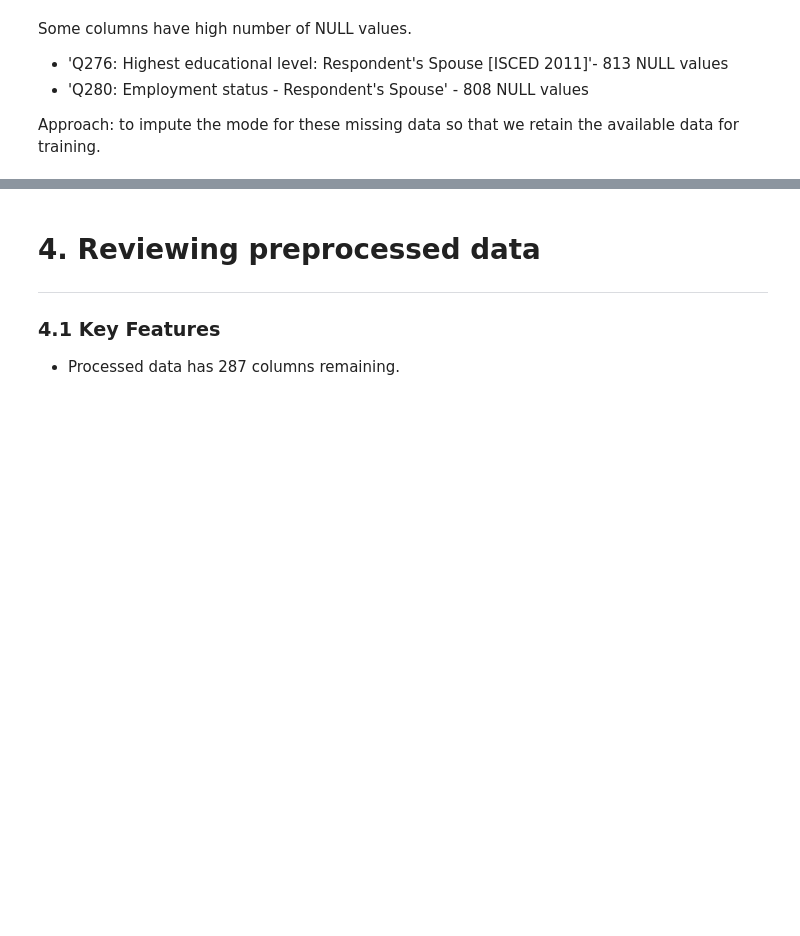
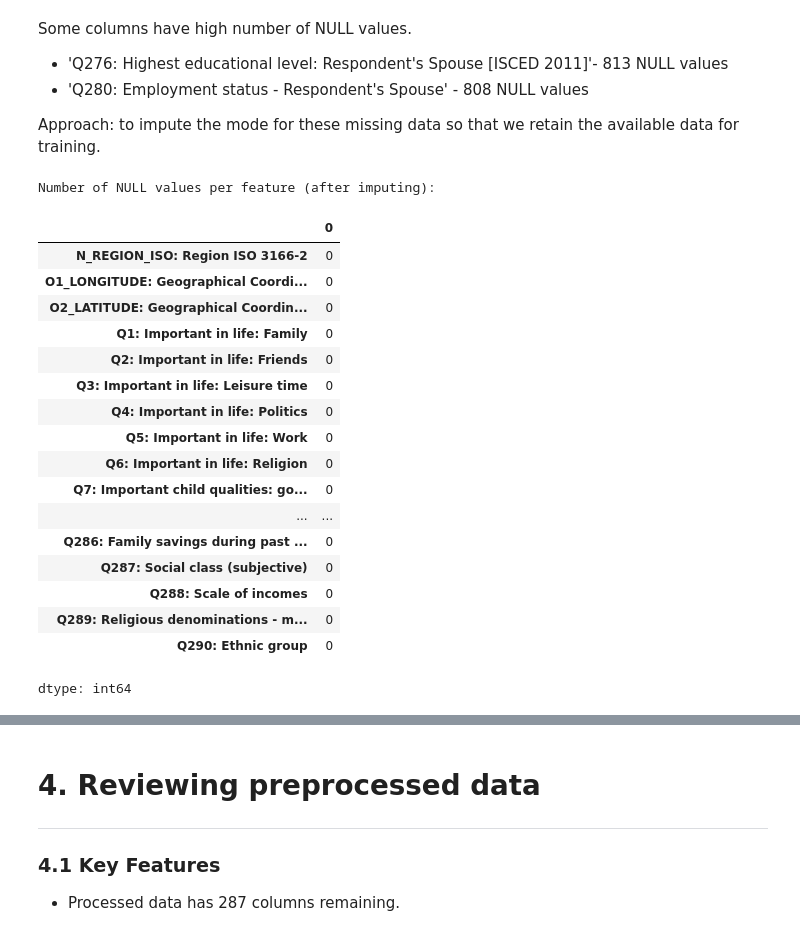
Before and after one commit to gooncaver/is5126_finalproj, a Jupyter notebook: Data/Scripts/preprocessing_ck.ipynb, the cells around one changed output, grey strips where cells are left out. Cells and saved outputs as stored; diff of their text form; code cells hidden in the pictures; blank space fills up the shorter version.

```diff
--- a/Data/Scripts/preprocessing_ck.ipynb
+++ b/Data/Scripts/preprocessing_ck.ipynb
@@ -382,12 +397,39 @@ Approach: to impute the mode for these missing data so that we retain the availa
 # %%
 # impute mode for NULL values in categorical features
 
 for col in categorical_features:
     mode_val = processed_df[col].mode()[0]
     processed_df[col] = processed_df[col].fillna(mode_val)
 
+# impute mean for NULL values in int features (not needed in this case, as the int features in this particular dataset do not have NULL values)
+'''
+for col in int_features:
+    mean_val = processed_df[col].mean()
+    processed_df[col] = processed_df[col].fillna(mean_val)
+'''
+
 print("\nNumber of NULL values per feature (after imputing):")
 processed_df.isnull().sum()
+# %% [output]
+Number of NULL values per feature (after imputing):
+|  | 0 |
+| N_REGION_ISO: Region ISO 3166-2 | 0 |
+| O1_LONGITUDE: Geographical Coordi... | 0 |
+| O2_LATITUDE: Geographical Coordin... | 0 |
+| Q1: Important in life: Family | 0 |
+| Q2: Important in life: Friends | 0 |
+| Q3: Important in life: Leisure time | 0 |
+| Q4: Important in life: Politics | 0 |
+| Q5: Important in life: Work | 0 |
+| Q6: Important in life: Religion | 0 |
+| Q7: Important child qualities: go... | 0 |
+| ... | ... |
+| Q286: Family savings during past ... | 0 |
+| Q287: Social class (subjective) | 0 |
+| Q288: Scale of incomes | 0 |
+| Q289: Religious denominations - m... | 0 |
+| Q290: Ethnic group | 0 |
+dtype: int64
 # %%
 # process all features
 
```
Also changed, not shown: parts of 13 cells of this notebook.
